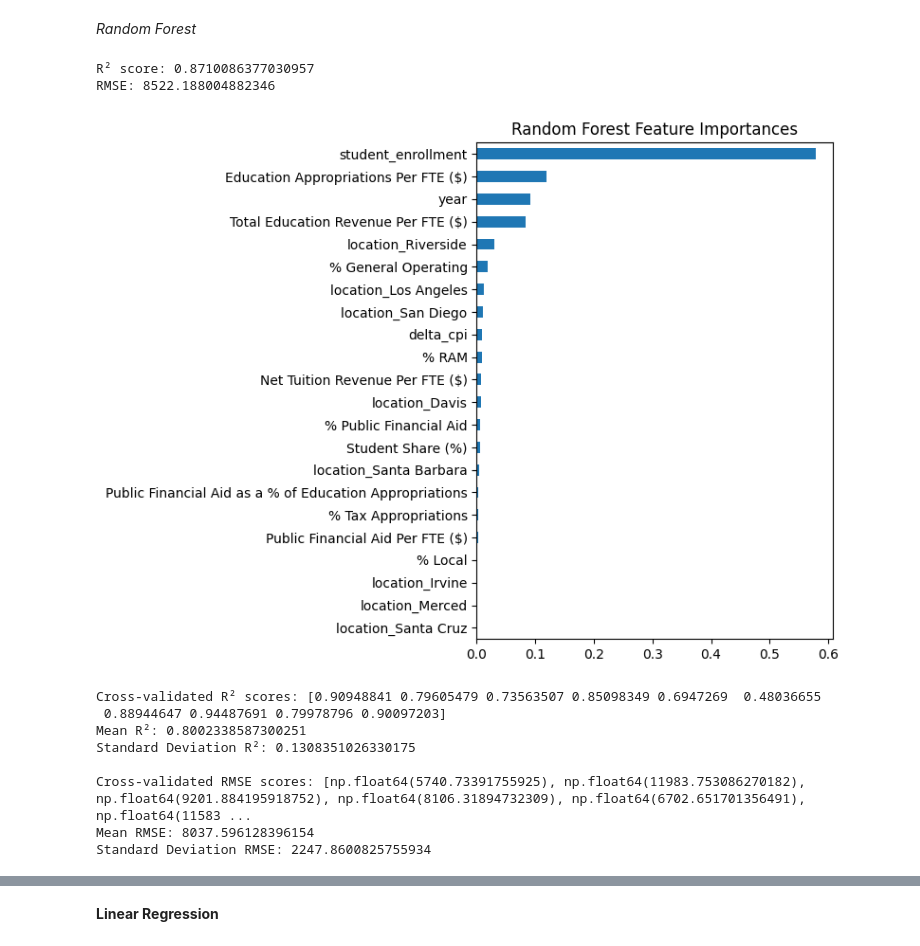
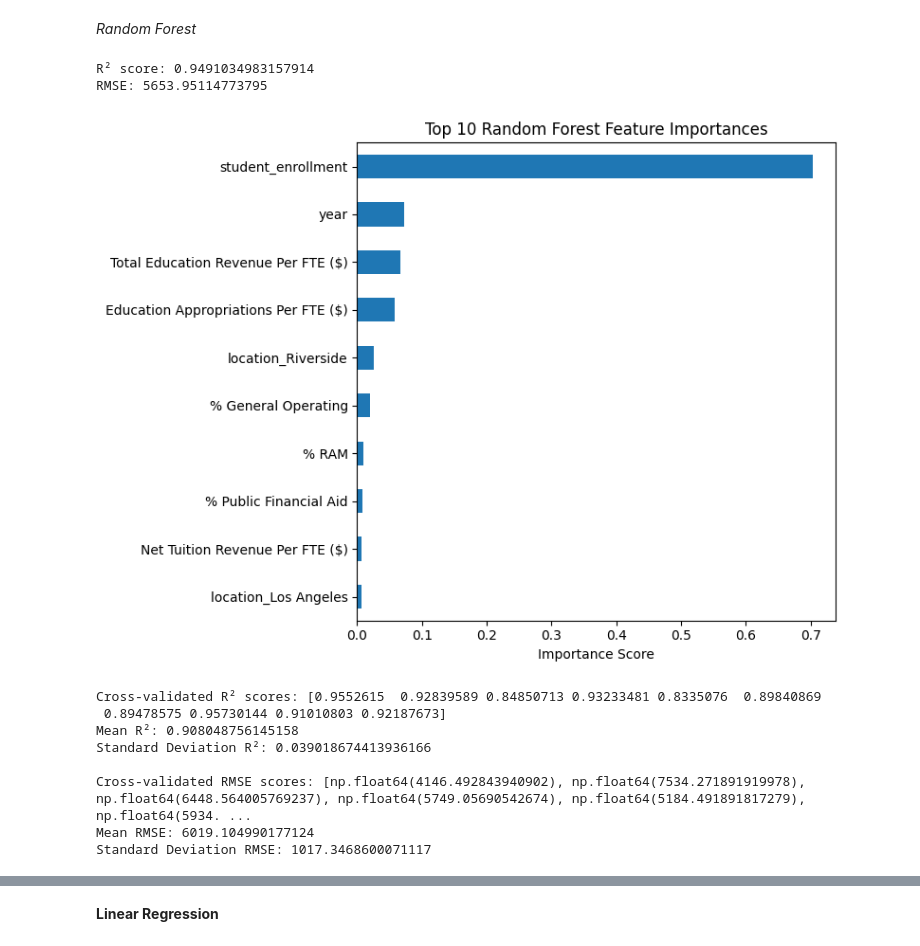
Before and after one commit to nilsberzins/stat-405-final, a Jupyter notebook: EDA405.ipynb, the cells around one changed output, grey strips where cells are left out. Cells and saved outputs as stored; diff of their text form; code cells hidden in the pictures.

```diff
--- a/EDA405.ipynb
+++ b/EDA405.ipynb
@@ -162,14 +159,10 @@ full_data.head()
 # %%
 #remove NA values
 full_data = full_data.dropna()
-# %%
-#calculating and removing outliers for regular pay
-#only removing lower bound
-Q1 = full_data['regular.pay'].quantile(0.25)
-IQR = full_data['regular.pay'].quantile(0.75) - Q1
-lower_bound = Q1 - 1.5 * IQR
-
-full_data = full_data[full_data['regular.pay'] >= lower_bound]
+# %%
+#calculating and removing outliers for regular pay, removing 20000 since this was an average value for lower paying campuses
+#original lower outlier based on IQR did not make sense since it was a negative value
+full_data = full_data[full_data['regular.pay'] >= 20000]
 # %%
 full_data["location"].unique()
 # %% [output]
@@ -514,38 +516,40 @@ MODELING
 #random forest
 # 1. Define predictors (all except 'avg_reg_pay')
 X = uc_agg.drop(columns=['avg_reg_pay'])
 
 # 2. One-hot encode the categorical predictor: 'location'
 X = pd.get_dummies(X, columns=['location'], drop_first=True)
 
 # 3. Define target
 y = uc_agg['avg_reg_pay']
 
 # 4. Train-test split
 X_train, X_test, y_train, y_test = train_test_split(
     X, y, test_size=0.2, random_state=42
 )
 
 # 5. Train Random Forest
 rf = RandomForestRegressor(n_estimators=100, max_depth=5, random_state=42)
 rf.fit(X_train, y_train)
 
 # 6. Predict and evaluate
 y_pred = rf.predict(X_test)
 print("R² score:", r2_score(y_test, y_pred))
 print("RMSE:", np.sqrt(mean_squared_error(y_test, y_pred)))
 
 
 # 7. Feature importance plot
 importances = pd.Series(rf.feature_importances_, index=X.columns)
-importances.sort_values().plot(kind='barh', figsize=(8, 6))
-plt.title("Random Forest Feature Importances")
+top_10 = importances.sort_values(ascending=False).head(10)
+top_10.sort_values().plot(kind='barh', figsize=(8, 6))
+plt.title("Top 10 Random Forest Feature Importances")
+plt.xlabel("Importance Score")
 plt.tight_layout()
 plt.show()
 # %% [output]
-R² score: 0.8710086377030957
-RMSE: 8522.188004882346
+R² score: 0.9491034983157914
+RMSE: 5653.95114773795
-[figure, old version]
+[figure, new version]
 # %%
 #cross validation for random forest
 X = uc_agg.drop(columns=['avg_reg_pay'])
@@ -584,14 +588,14 @@ print("\nCross-validated RMSE scores:", rmse_scores)
 print("Mean RMSE:", np.mean(rmse_scores))
 print("Standard Deviation RMSE:", np.std(rmse_scores))
 # %% [output]
-Cross-validated R² scores: [0.90948841 0.79605479 0.73563507 0.85098349 0.6947269  0.48036655
- 0.88944647 0.94487691 0.79978796 0.90097203]
-Mean R²: 0.8002338587300251
-Standard Deviation R²: 0.1308351026330175
+Cross-validated R² scores: [0.9552615  0.92839589 0.84850713 0.93233481 0.8335076  0.89840869
+ 0.89478575 0.95730144 0.91010803 0.92187673]
+Mean R²: 0.908048756145158
+Standard Deviation R²: 0.039018674413936166
 
-Cross-validated RMSE scores: [np.float64(5740.73391755925), np.float64(11983.753086270182), np.float64(9201.884195918752), np.float64(8106.31894732309), np.float64(6702.651701356491), np.float64(11583 ...
-Mean RMSE: 8037.596128396154
-Standard Deviation RMSE: 2247.8600825755934
+Cross-validated RMSE scores: [np.float64(4146.492843940902), np.float64(7534.271891919978), np.float64(6448.564005769237), np.float64(5749.05690542674), np.float64(5184.491891817279), np.float64(5934. ...
+Mean RMSE: 6019.104990177124
+Standard Deviation RMSE: 1017.3468600071117
 # %%
 #plot of actual vs predicted
 plt.figure(figsize=(6, 6))
```
Also changed, not shown: parts of 24 cells of this notebook.
